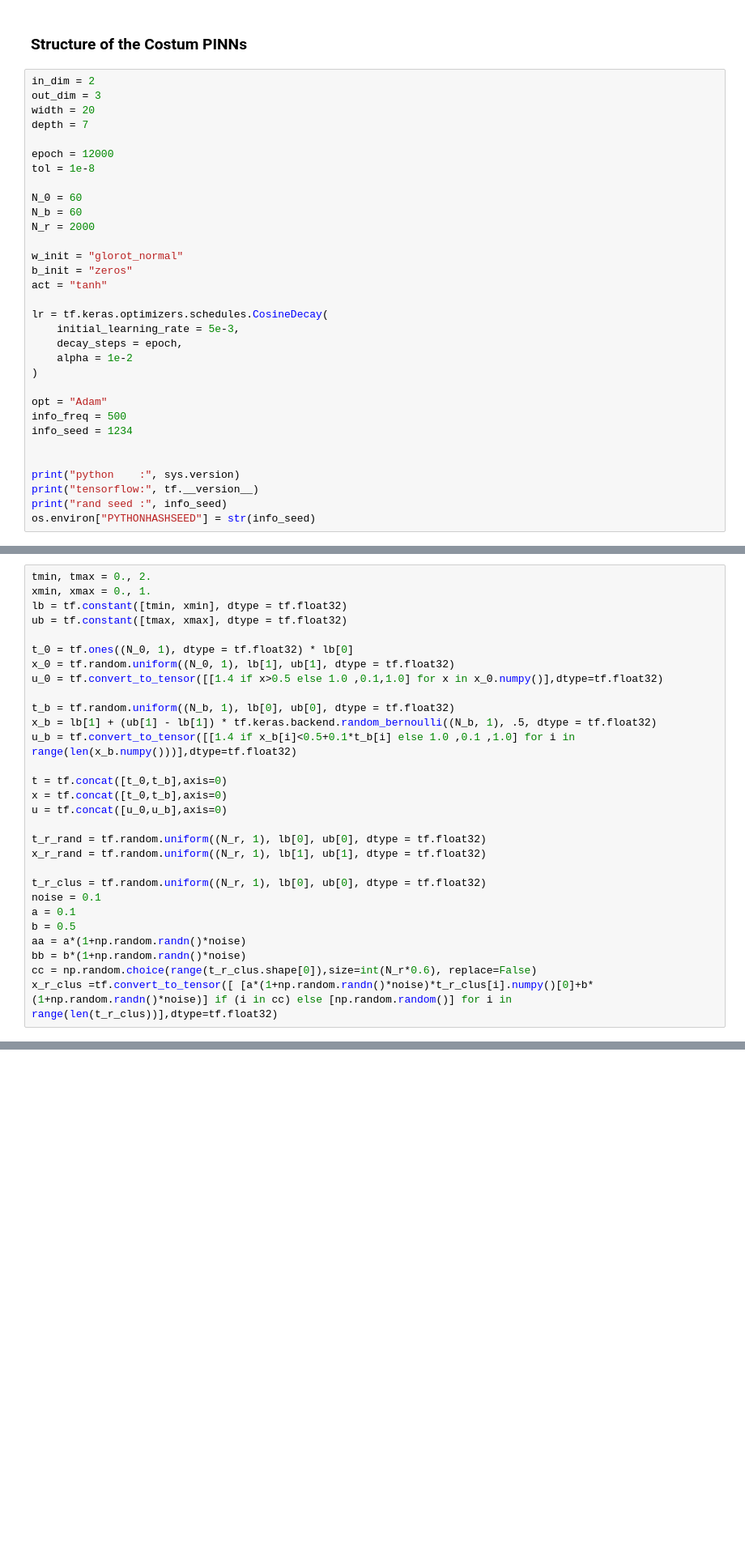
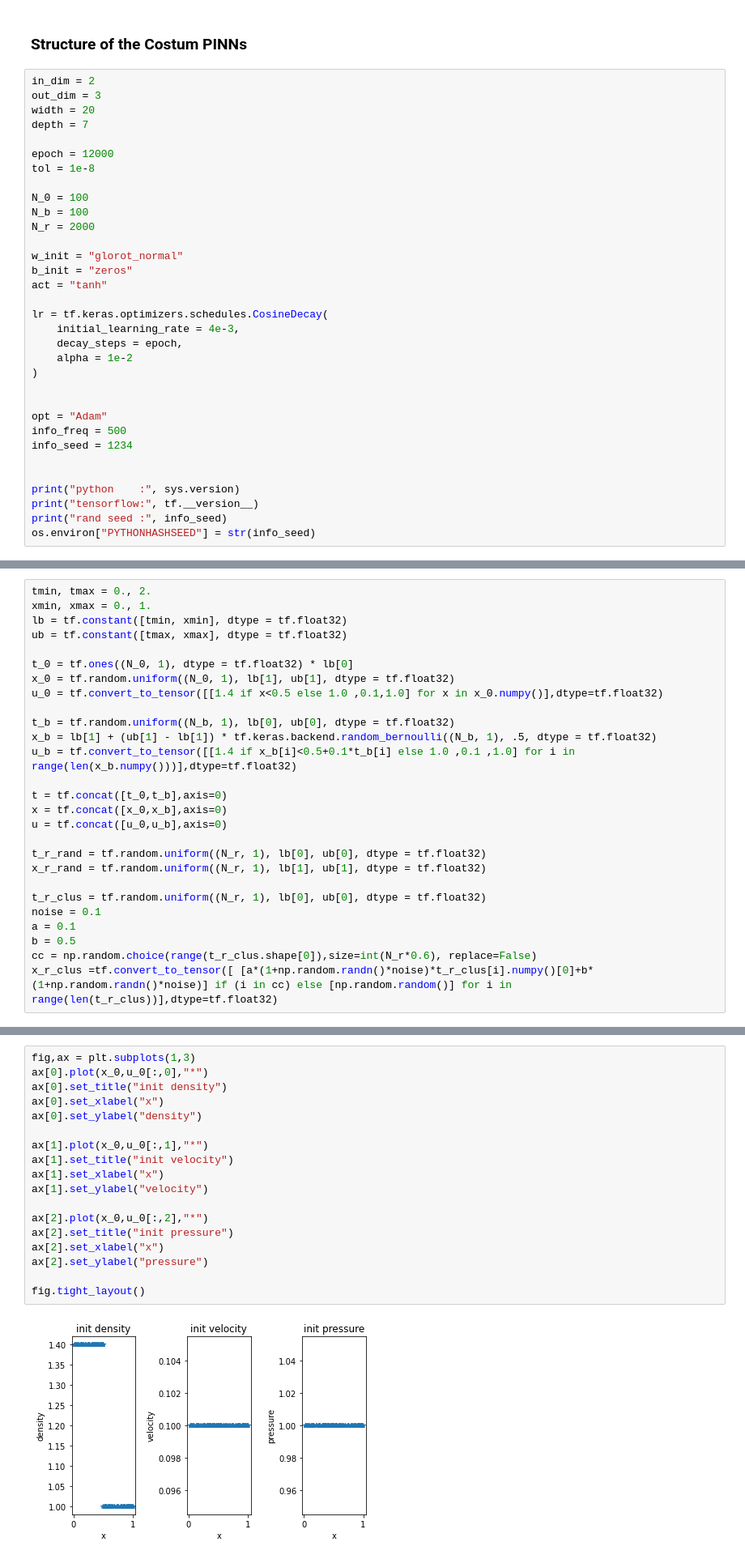
Before and after one commit to caizihuahua/Reading_Material, a Jupyter notebook: notebook/ex1.ipynb, the cells around one changed output, grey strips where cells are left out. Shown: that part at 81% size. Cells and saved outputs as stored; diff of their text form; blank space fills up the shorter version.

```diff
--- a/notebook/ex1.ipynb
+++ b/notebook/ex1.ipynb
@@ -187,8 +169,8 @@ depth = 7
 epoch = 12000
 tol = 1e-8
 
-N_0 = 60
-N_b = 60
+N_0 = 100
+N_b = 100
 N_r = 2000
 
 w_init = "glorot_normal"
@@ -196,10 +178,11 @@ b_init = "zeros"
 act = "tanh"
 
 lr = tf.keras.optimizers.schedules.CosineDecay(
-    initial_learning_rate = 5e-3,
+    initial_learning_rate = 4e-3,
     decay_steps = epoch,
     alpha = 1e-2
 )
+
 
 opt = "Adam"
 info_freq = 500
@@ -250,14 +234,14 @@ ub = tf.constant([tmax, xmax], dtype = tf.float32)
 
 t_0 = tf.ones((N_0, 1), dtype = tf.float32) * lb[0]
 x_0 = tf.random.uniform((N_0, 1), lb[1], ub[1], dtype = tf.float32)
-u_0 = tf.convert_to_tensor([[1.4 if x>0.5 else 1.0 ,0.1,1.0] for x in x_0.numpy()],dtype=tf.float32)
+u_0 = tf.convert_to_tensor([[1.4 if x<0.5 else 1.0 ,0.1,1.0] for x in x_0.numpy()],dtype=tf.float32)
 
 t_b = tf.random.uniform((N_b, 1), lb[0], ub[0], dtype = tf.float32)
 x_b = lb[1] + (ub[1] - lb[1]) * tf.keras.backend.random_bernoulli((N_b, 1), .5, dtype = tf.float32)
 u_b = tf.convert_to_tensor([[1.4 if x_b[i]<0.5+0.1*t_b[i] else 1.0 ,0.1 ,1.0] for i in range(len(x_b.numpy()))],dtype=tf.float32)
 
 t = tf.concat([t_0,t_b],axis=0)
-x = tf.concat([t_0,t_b],axis=0)
+x = tf.concat([x_0,x_b],axis=0)
 u = tf.concat([u_0,u_b],axis=0)
 
 t_r_rand = tf.random.uniform((N_r, 1), lb[0], ub[0], dtype = tf.float32)
@@ -267,7 +251,5 @@ t_r_clus = tf.random.uniform((N_r, 1), lb[0], ub[0], dtype = tf.float32)
 noise = 0.1
 a = 0.1
 b = 0.5
-aa = a*(1+np.random.randn()*noise)
-bb = b*(1+np.random.randn()*noise)
 cc = np.random.choice(range(t_r_clus.shape[0]),size=int(N_r*0.6), replace=False)
 x_r_clus =tf.convert_to_tensor([ [a*(1+np.random.randn()*noise)*t_r_clus[i].numpy()[0]+b*(1+np.random.randn()*noise)] if (i in cc) else [np.random.random()] for i in range(len(t_r_clus))],dtype=tf.float32)
@@ -306,0 +256,20 @@ plt.savefig("clustered sample point")
+# %%
+fig,ax = plt.subplots(1,3)
+ax[0].plot(x_0,u_0[:,0],"*")
+ax[0].set_title("init density")
+ax[0].set_xlabel("x")
+ax[0].set_ylabel("density")
+
+ax[1].plot(x_0,u_0[:,1],"*")
+ax[1].set_title("init velocity")
+ax[1].set_xlabel("x")
+ax[1].set_ylabel("velocity")
+
+ax[2].plot(x_0,u_0[:,2],"*")
+ax[2].set_title("init pressure")
+ax[2].set_xlabel("x")
+ax[2].set_ylabel("pressure")
+
+fig.tight_layout()
+# %% [output]
+[figure, added]
```
Also changed, not shown: parts of 26 cells of this notebook, 4 other files.
